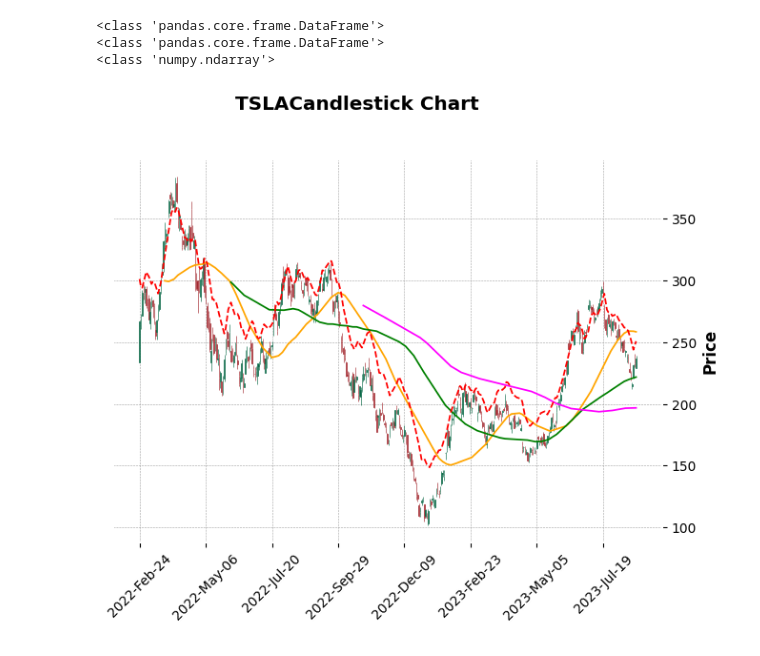
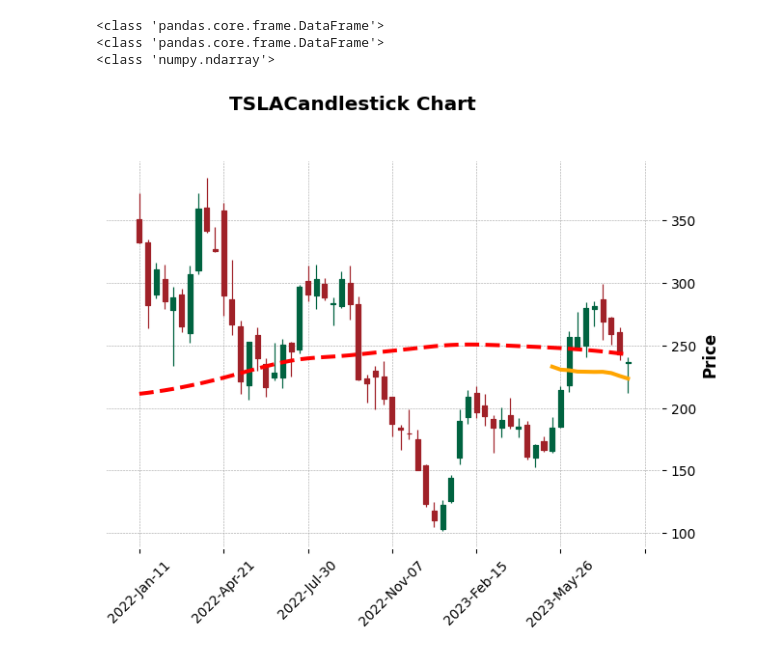
Before and after one commit to kinqsradio/COS30018-IntelligentSystems, a Jupyter notebook: Tasks B.4 - Machine Learning 1/MachineLearning1/MachineLearning1.ipynb, the cells around one changed output. Saved outputs shown, nothing was run; the diff lists cells and outputs as text; code cells hidden in the pictures.

```diff
--- a/Tasks B.4 - Machine Learning 1/MachineLearning1/MachineLearning1.ipynb
+++ b/Tasks B.4 - Machine Learning 1/MachineLearning1/MachineLearning1.ipynb
@@ -109,6 +114,15 @@ def ensure_directory_exists(dir_path):
   # If directory not exist => create
   if not os.path.isdir(dir_path):
       os.mkdir(dir_path)
+# %%
+# Save and Load utility functions
+def save_object(obj, filename):
+    with open(filename, 'wb') as f:
+        joblib.dump(obj, f)
+
+def load_object(filename):
+    with open(filename, 'rb') as f:
+        return joblib.load(f)
 # %%
 # Load Raw Data
 def load_data(start, end, ticker, source='yahoo'):
@@ -165,7 +179,7 @@ def data_validation(start, end, ticker):
       # df.drop(['Volume','Close', 'Date'], axis=1, inplace=True)
 
       # Export Prepared Data
-      df.to_csv(PREPARED_DATA_FILE, index=False)
+      df.to_csv(PREPARED_DATA_FILE)
 
   return df
 # %%
@@ -667,13 +771,19 @@ print(type(predicted_prices))
 <class 'pandas.core.frame.DataFrame'>
 <class 'numpy.ndarray'>
 # %%
-def plot_candlestick_predicted(input_df, predicted_prices):
+def plot_candlestick_predicted(input_df, predicted_prices, n=1):
     # Work with a deep copy to avoid modifying the original dataframe
     input_df = input_df.copy()
 
-    # Set the "Date" column as the index
-    # input_df.set_index('Date', inplace=True)
-    # input_df.index = pd.to_datetime(input_df.index)
+    # Resampling the data for n trading days
+    if n > 1:
+        input_df = input_df.resample(f'{n}D').agg({
+            'Open': 'first',
+            'High': 'max',
+            'Low': 'min',
+            'Close': 'last',
+            'Volume': 'sum'
+        }).dropna()
 
     # Add moving averages to the dataframe
     input_df['MA50'] = input_df[price_value].rolling(window=50).mean()
@@ -704,10 +814,18 @@ def plot_candlestick_predicted(input_df, predicted_prices):
     df_plot['Predicted'] = predicted_prices
 
     # Create a custom plot for the predicted prices
-    ap = [mpf.make_addplot(df_plot['MA50'], color='orange'),
-          mpf.make_addplot(df_plot['MA100'], color='green'),
-          mpf.make_addplot(df_plot['MA200'], color='magenta'),
-          mpf.make_addplot(df_plot['Predicted'], color='red', linestyle='dashed')]
+    ap = []
+    if input_df['MA50'].dropna().shape[0] > 0:
+        aligned_MA50 = input_df['MA50'].dropna().reindex(input_df.index, fill_value=None)
+        ap.append(mpf.make_addplot(aligned_MA50, color='orange'))
+    if input_df['MA100'].dropna().shape[0] > 0:
+        aligned_MA100 = input_df['MA100'].dropna().reindex(input_df.index, fill_value=None)
+        ap.append(mpf.make_addplot(aligned_MA100, color='green'))
+    if input_df['MA200'].dropna().shape[0] > 0:
+        aligned_MA200 = input_df['MA200'].dropna().reindex(input_df.index, fill_value=None)
+        ap.append(mpf.make_addplot(aligned_MA200, color='magenta'))
+
+    ap.append(mpf.make_addplot(df_plot['Predicted'], color='red', linestyle='dashed'))
 
     # Plot the candlestick chart
     mpf.plot(df_plot, type='candle', style='charles',
@@ -717,7 +835,7 @@ def plot_candlestick_predicted(input_df, predicted_prices):
              addplot=ap,
              show_nontrading=False)
 # %%
-plot_candlestick_predicted(test_data, predicted_prices)
+plot_candlestick_predicted(test_data, predicted_prices, n=10)
 # %% [output]
-[figure, old version]
+[figure, new version]
 # %%
```
Also changed, not shown: parts of 22 cells of this notebook, 16 other files.
